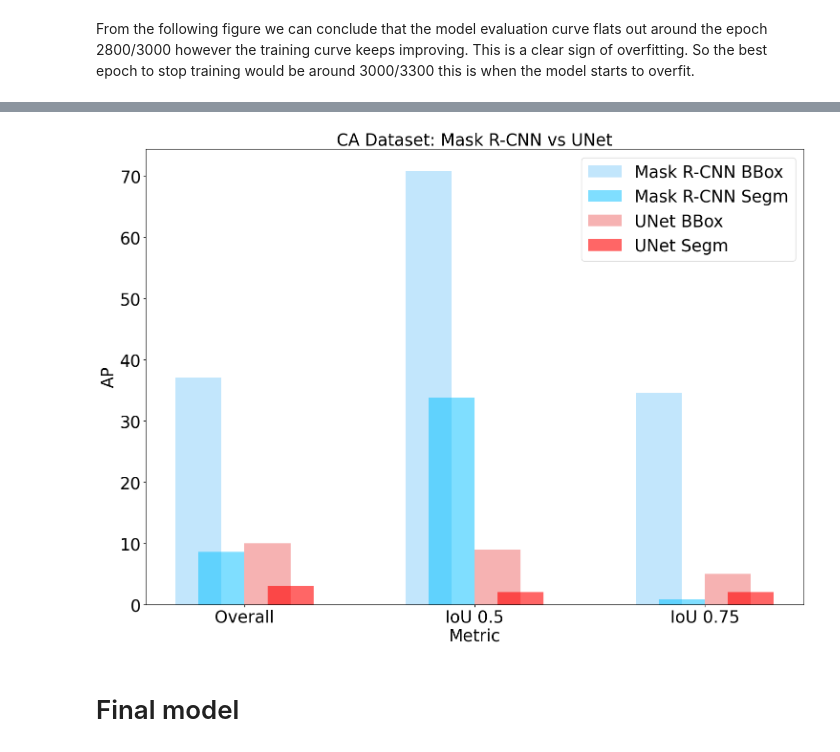
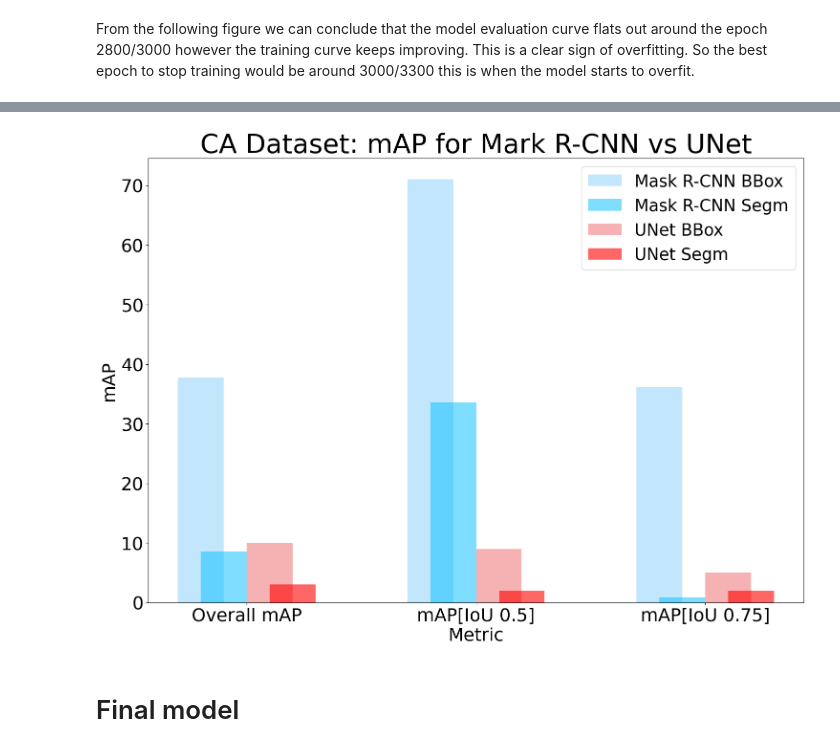
Before and after one commit to femartip/Detection-Microfibres-in-Sludge, a Jupyter notebook: Fine_tuned_Detectron2/Utils/cv_results_CA.ipynb, the cells around one changed output, grey strips where cells are left out. Cells and saved outputs as stored; diff of their text form; code cells hidden in the pictures.

```diff
--- a/Fine_tuned_Detectron2/Utils/cv_results_CA.ipynb
+++ b/Fine_tuned_Detectron2/Utils/cv_results_CA.ipynb
@@ -638,8 +723,8 @@ final_model_epoch_3500[bbox_metrics].plot(kind='bar', ax=ax, alpha=0.5, label= "
 final_model_epoch_3500[segm_metrics].plot(kind='bar', ax=ax, alpha=0.5, label= "Segmentation", color='deepskyblue', position=0)
 
 ax.legend(fontsize=25)
-ax.set_title('CA Dataset', fontsize=25)
-ax.set_ylabel('AP', fontsize=25)
+ax.set_title('CA Dataset: mAP vs Size', fontsize=30)
+ax.set_ylabel('mAP', fontsize=25)
 ax.set_xlabel('Size', fontsize=25)
 
 # Set font size for y-axis tick labels
@@ -649,7 +734,5 @@ for tick in ax.yaxis.get_major_ticks():
 #Change x-axis labels
 ax.set_xticklabels(['All','Small', 'Medium', 'Large'], rotation=0, fontsize=25)
 
-
-
 plt.show()
 # %% [output]
@@ -667,42 +743,42 @@ Name: 1399, dtype: float64
 bbox_metrics = ['bbox/AP', 'bbox/AP50', 'bbox/AP75']
 segm_metrics = ['segm/AP', 'segm/AP50', 'segm/AP75']
 
-x_labels = ['Overall', 'IoU 0.5', 'IoU 0.75']
+x_labels = ['Overall mAP', 'mAP[IoU 0.5]', 'mAP[IoU 0.75]']
 # Initialize the plot
 fig, ax = plt.subplots(figsize=(15, 11))
 
 # Set bar width and positions
 bar_width = 0.2
 index = np.arange(len(x_labels))
 
 # Plotting Final Model Metrics
 ax.bar(index - 0.5*bar_width, final_model_epoch_3500[bbox_metrics].values.flatten(), bar_width,
        alpha=0.5, label='Mask R-CNN BBox', color='lightskyblue')
 ax.bar(index, final_model_epoch_3500[segm_metrics].values.flatten(), bar_width,
        alpha=0.5, label='Mask R-CNN Segm', color='deepskyblue')
 
 # Plotting UNet Metrics
 ax.bar(index + bar_width, unet_bbox_results, bar_width,
        alpha=0.6, label='UNet BBox', color='lightcoral')
 ax.bar(index + 1.5*bar_width, unet_segm_results, bar_width,
        alpha=0.6, label='UNet Segm', color='red')
 
 # Customize the plot
-ax.set_title('CA Dataset: Mask R-CNN vs UNet', fontsize=25)
-ax.set_ylabel('AP', fontsize=25)
-ax.set_xlabel('Metric', fontsize=25)
+ax.set_title('CA Dataset: mAP for Mark R-CNN vs UNet', fontsize=40)
+ax.set_ylabel('mAP', fontsize=27)
+ax.set_xlabel('Metric', fontsize=27)
 ax.set_xticks(index + bar_width / 2)
-ax.set_xticklabels(x_labels, rotation=0, fontsize=25)
+ax.set_xticklabels(x_labels, rotation=0, fontsize=27)
 for tick in ax.yaxis.get_major_ticks():
-    tick.label.set_fontsize(25)
+    tick.label.set_fontsize(27)
 
 ax.legend(fontsize=25)
 
 # Show the plot
 plt.tight_layout()
 plt.show()
 # %% [output]
-[figure, old version]
+[figure, new version]
 # %% [markdown]
 # Final model
 # %% [markdown]
```
Also changed, not shown: parts of 18 cells of this notebook, 3 other files.
